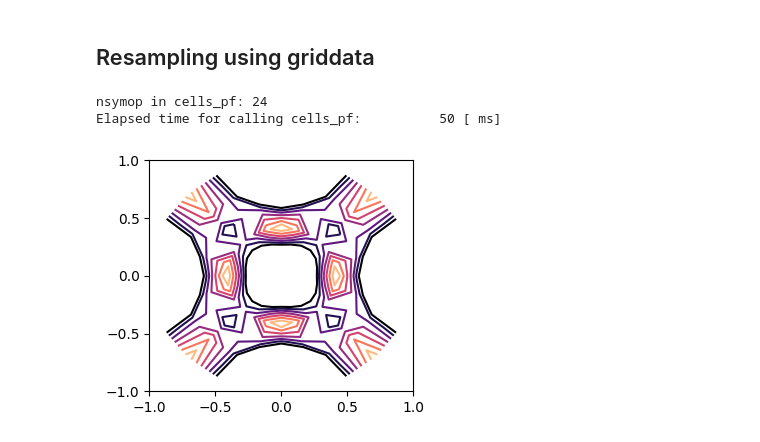
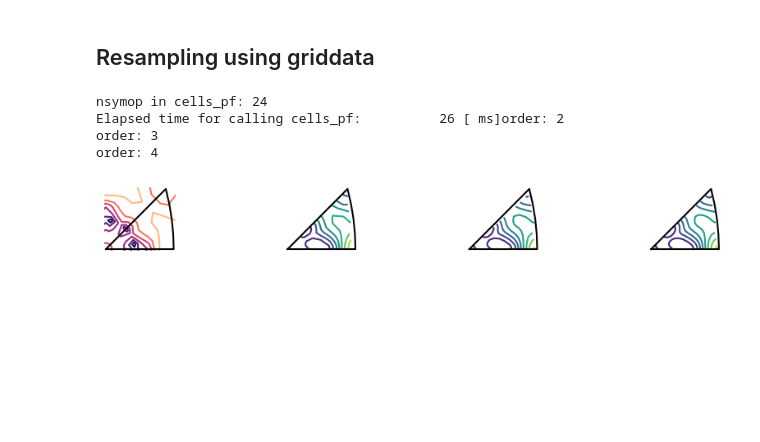
Before and after one commit to youngung/texture3, a Jupyter notebook: ipynb/ipf_dev.ipynb, the cells around one changed output. Cells and saved outputs as stored; diff of their text form; code cells hidden in the pictures; blank space fills up the shorter version.

```diff
--- a/ipynb/ipf_dev.ipynb
+++ b/ipynb/ipf_dev.ipynb
@@ -304,20 +290,10 @@ poly=Polygon(zip(xb,yb))
 # %%
-print(x.shape, y.shape)
-mask=np.empty(x.shape,dtype='object')
-for i in range(x.shape[0]):
-    for j in range(x.shape[1]):
-        p1,p2=x[i,j],y[i,j]
-        if abs(p2)<1e-3: p2=1e-5 # a little trick to include the point on the horizontal line
-        point=Point(p1,p2)
-        mask[i,j]=not(point.within(poly))
-
-
 fig,axes=gen_fig(ncols=2,nrows=1)
 
-#a=np.ma.array(arr[0],mask=PHI>np.deg2rad(45))
+mask=gen_mask(boundary,shape=x.shape,x=x,y=y)
 a=np.ma.array(arr,mask=mask)
 cnt=axes[0,0].contour(x,y,arr)
-cnt=axes[0,1].contour(x,y,a)
+cnt=axes[0,1].contour(x,y,a,corner_mask=True)
 
 ## draw the triangle
 boundary=get_ipf_boundary(fnsx=fnsx)
@@ -356,12 +313,36 @@ axes[0,0].plot(*upf.__circle__(),'-k')
 ## Resampling using griddata
 # %%
 #grs=np.array([[0,0,0,1]])
-dth=15
-dph=15.
+orders=[2,3,4]
+
+fig,axes=gen_fig(nrows=1,ncols=len(orders)+1,wspace=1.0,rowsize=1.0)
+
+dth=10.
+dph=10.
 mypf=upf.polefigure(grains=grs[:,:],csym='cubic',cang=[90,90,90],cdim=[1,1,1])
-x,y,arr=mypf.pf_new(poles=[[1,0,0]],proj='ipf',mn=1.0,dth=dth,dph=dph) ## sample axis 1
-#extent = (x[0].min(), x[0].max(), y[:,0].min(), y[:0].max())
+x,y,arr=mypf.pf_new(axs=axes[0,0:1],poles=[[1,0,0]],proj='ipf',dth=dth,dph=dph) ## sample axis 1
+
+boundary=get_ipf_boundary(fnsx=fnsx)
+for i, order in enumerate(orders):
+    print('order:',order)
+    refined=scipy.ndimage.zoom(arr.T,order)
+    x_,y_=xy_grid(refined.T.shape)
+    #mask=gen_mask(boundary,x_.shape)
+    mask=gen_mask(boundary,shape=x_.shape,x=x_,y=y_)
+    a=np.ma.array(refined.T,mask=mask)
+    cnt=axes[0,1+i].contour(x_,y_,a)
+
+for i, ax in enumerate(axes.flatten()):
+    ax.set_axis_off()
+    ax.plot(*boundary,zorder=10,c='k' )
+    ax.set_xlim(boundary[0].min()-0.01,boundary[0].max()+0.01)
+    ax.set_ylim(boundary[1].min()-0.01,boundary[1].max()+0.01)
+    ax.set_aspect('equal')
+fig.savefig('/tmp/tmp.pdf')
+!open /tmp/tmp.pdf
 # %% [output]
 nsymop in cells_pf: 24
-Elapsed time for calling cells_pf:          50 [ ms]
+Elapsed time for calling cells_pf:          26 [ ms]order: 2
+order: 3
+order: 4
-[figure, old version]
+[figure, new version]
```
Also changed, not shown: parts of 11 cells of this notebook, 1 other file.
